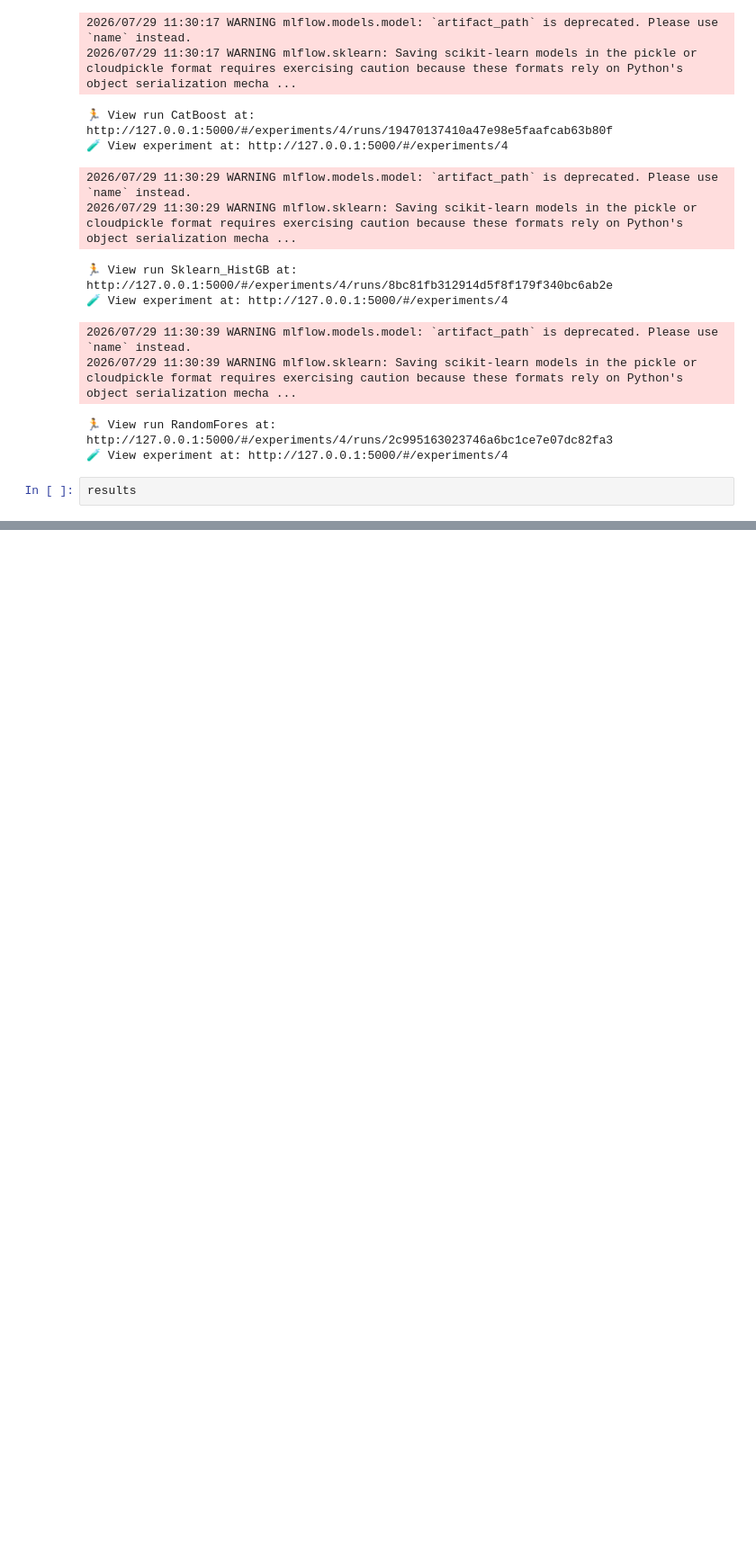
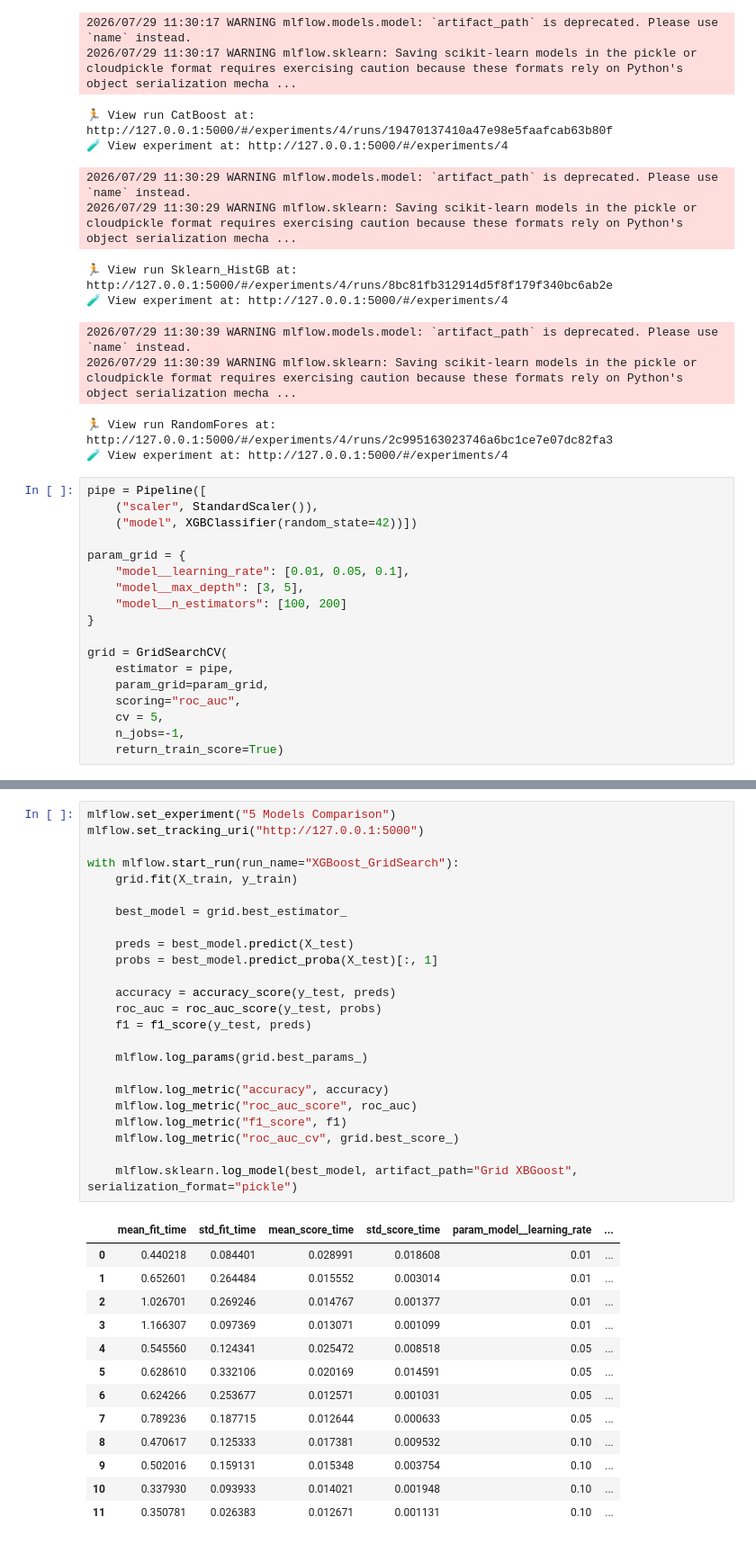
Before and after one commit to LexaBeni/mlflow, a Jupyter notebook: notebooks/MLflow.ipynb, the cells around one changed output, grey strips where cells are left out. Shown at 90% size. Cells and saved outputs as stored; diff of their text form; blank space fills up the shorter version.

```diff
--- a/notebooks/MLflow.ipynb
+++ b/notebooks/MLflow.ipynb
@@ -132,4 +132,20 @@ for model_name, model in models.items():
 🏃 View run RandomFores at: http://127.0.0.1:5000/#/experiments/4/runs/2c995163023746a6bc1ce7e07dc82fa3
 🧪 View experiment at: http://127.0.0.1:5000/#/experiments/4
 # %%
-results
+pipe = Pipeline([
+    ("scaler", StandardScaler()),
+    ("model", XGBClassifier(random_state=42))])
+
+param_grid = {
+    "model__learning_rate": [0.01, 0.05, 0.1],
+    "model__max_depth": [3, 5],
+    "model__n_estimators": [100, 200]
+}
+
+grid = GridSearchCV(
+    estimator = pipe,
+    param_grid=param_grid,
+    scoring="roc_auc",
+    cv = 5,
+    n_jobs=-1,
+    return_train_score=True)
@@ -156,0 +181,38 @@ results
+# %%
+mlflow.set_experiment("5 Models Comparison")
+mlflow.set_tracking_uri("http://127.0.0.1:5000")
+
+with mlflow.start_run(run_name="XGBoost_GridSearch"):
+    grid.fit(X_train, y_train)
+
+    best_model = grid.best_estimator_
+
+    preds = best_model.predict(X_test)
+    probs = best_model.predict_proba(X_test)[:, 1]
+
+    accuracy = accuracy_score(y_test, preds)
+    roc_auc = roc_auc_score(y_test, probs)
+    f1 = f1_score(y_test, preds)
+
+    mlflow.log_params(grid.best_params_)
+
+    mlflow.log_metric("accuracy", accuracy)
+    mlflow.log_metric("roc_auc_score", roc_auc)
+    mlflow.log_metric("f1_score", f1)
+    mlflow.log_metric("roc_auc_cv", grid.best_score_)
+
+    mlflow.sklearn.log_model(best_model, artifact_path="Grid XBGoost", serialization_format="pickle")
+# %% [output]
+|  | mean_fit_time | std_fit_time | mean_score_time | std_score_time | param_model__learning_rate | ... |
+| 0 | 0.440218 | 0.084401 | 0.028991 | 0.018608 | 0.01 | ... |
+| 1 | 0.652601 | 0.264484 | 0.015552 | 0.003014 | 0.01 | ... |
+| 2 | 1.026701 | 0.269246 | 0.014767 | 0.001377 | 0.01 | ... |
+| 3 | 1.166307 | 0.097369 | 0.013071 | 0.001099 | 0.01 | ... |
+| 4 | 0.545560 | 0.124341 | 0.025472 | 0.008518 | 0.05 | ... |
+| 5 | 0.628610 | 0.332106 | 0.020169 | 0.014591 | 0.05 | ... |
+| 6 | 0.624266 | 0.253677 | 0.012571 | 0.001031 | 0.05 | ... |
+| 7 | 0.789236 | 0.187715 | 0.012644 | 0.000633 | 0.05 | ... |
+| 8 | 0.470617 | 0.125333 | 0.017381 | 0.009532 | 0.10 | ... |
+| 9 | 0.502016 | 0.159131 | 0.015348 | 0.003754 | 0.10 | ... |
+| 10 | 0.337930 | 0.093933 | 0.014021 | 0.001948 | 0.10 | ... |
+| 11 | 0.350781 | 0.026383 | 0.012671 | 0.001131 | 0.10 | ... |
```
Also changed, not shown: parts of 4 cells of this notebook.
